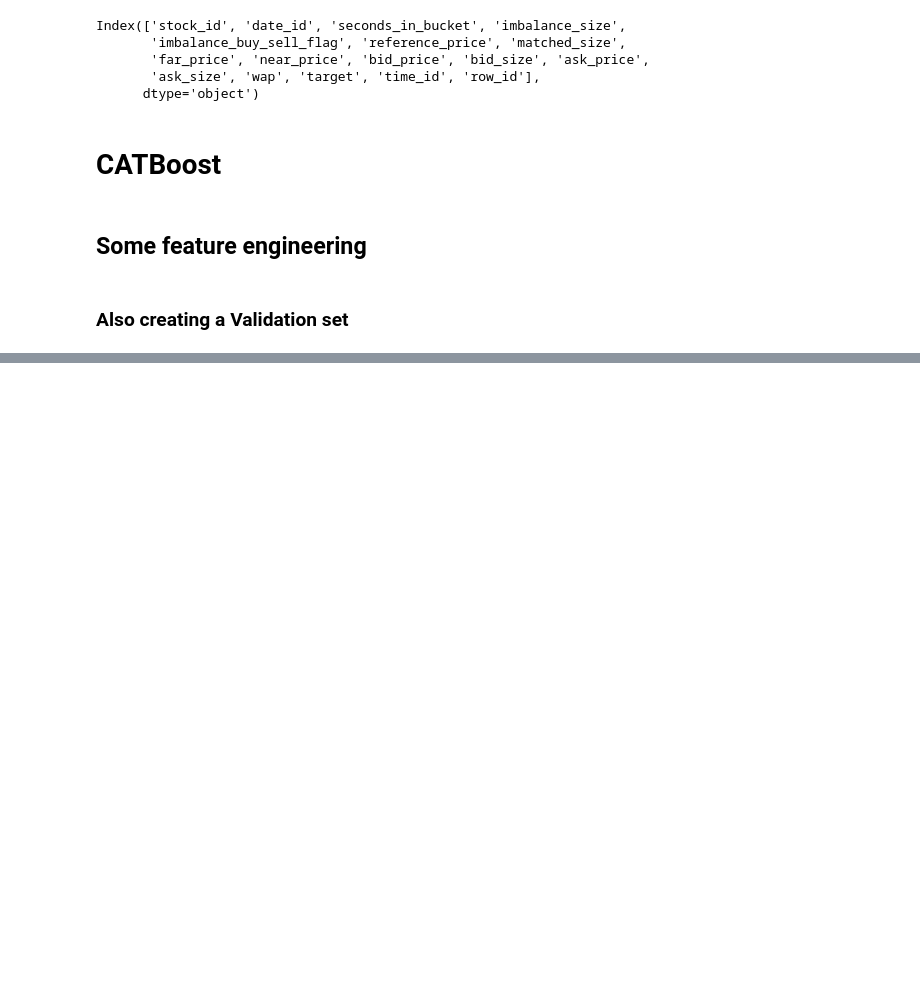
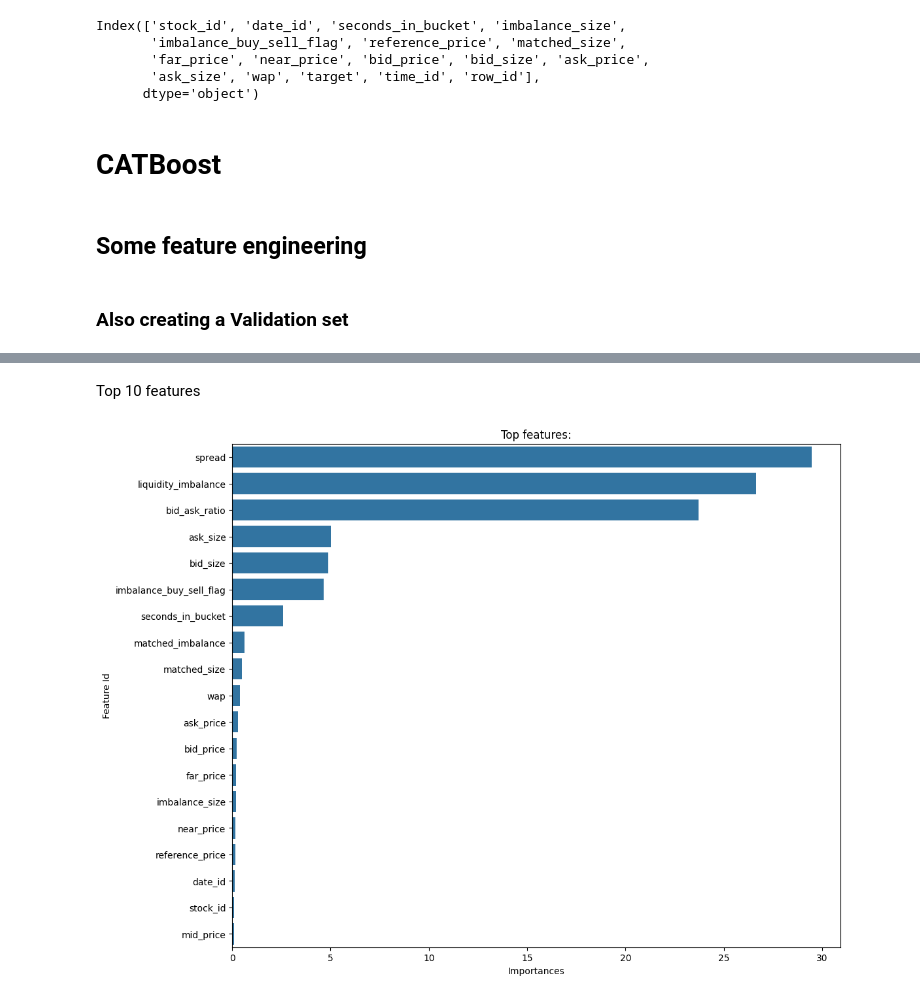
Before and after one commit to nogibjj/NasdaqClosingCross, a Jupyter notebook: src/eda_fj49.ipynb, the cells around one changed output, grey strips where cells are left out. Cells and saved outputs as stored; diff of their text form; code cells hidden in the pictures; blank space fills up the shorter version.

```diff
--- a/src/eda_fj49.ipynb
+++ b/src/eda_fj49.ipynb
@@ -193,6 +182,13 @@ train['spread'] = train['ask_price'] - train['bid_price']
 
 #mid price - might be close to what the stock is traded (if less liquidity)
 train['mid_price'] = (train['ask_price'] + train['bid_price'])/2
+
+#bid-ask ratio
+train['bid_ask_ratio'] = train['bid_size']/train['ask_size']
+
+#other features
+
+#price difference between the last trade and the current best bid price
 # %%
 train = train.dropna(subset=["target"])
 train.reset_index(drop=True, inplace=True)
@@ -238,12 +232,12 @@ params = dict(loss_function ='MAE',
               #use_best_model = True,
               task_type = 'GPU',
               random_seed=7,
-              iterations = 600,
+              iterations = 1000,
               subsample=0.779472827911377,
               random_strength=11.285714149475098, # more bagging to reduce overfitting
               depth=8,
               l2_leaf_reg=33,
-              learning_rate=0.012735510244965552,
+              learning_rate=0.01,
               )
 
 
@@ -271,0 +282,13 @@ CatBoostError: /src/catboost/catboost/cuda/cuda_lib/cuda_base.h:281: CUDA error
+# %% [markdown]
+Top 10 features
+# %%
+import matplotlib.pyplot as plt
+import seaborn as sns
+
+feat_importances = final_model.get_feature_importance(prettified=True)
+
+plt.figure(figsize=(12, 10))
+sns.barplot(x="Importances", y="Feature Id", data=feat_importances[0:20])
+plt.title('Top features:');
+# %% [output]
+[figure, added]
```
Also changed, not shown: parts of 8 cells of this notebook, 6 other files.
